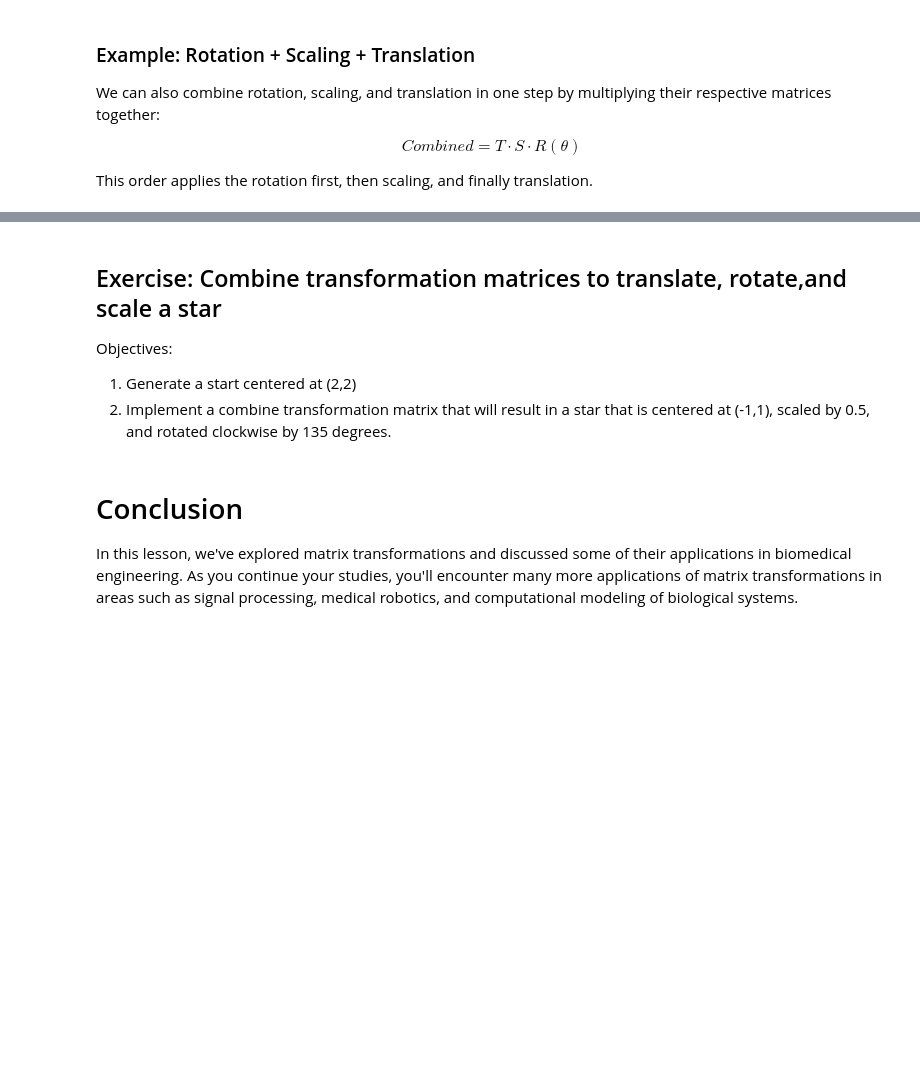
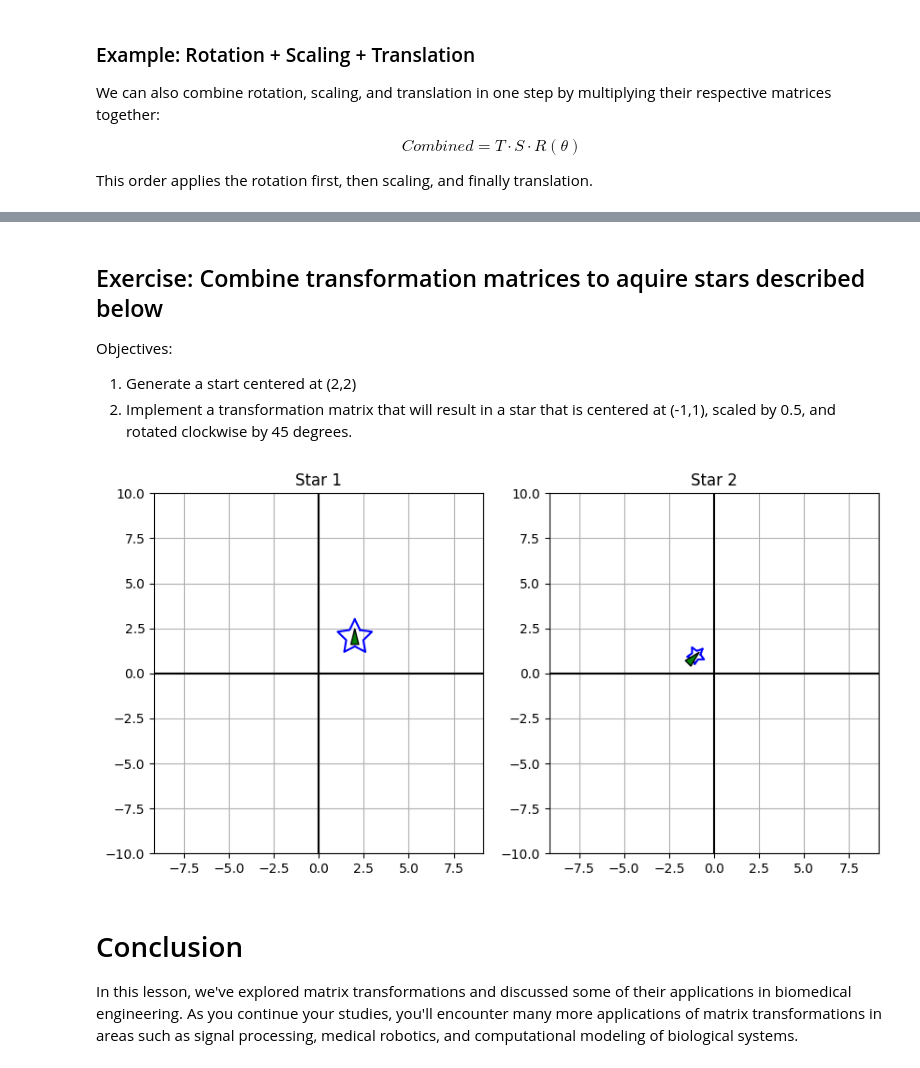
Before and after one commit to snsie/bme3053c, a Jupyter notebook: lessons-solved/06_Matrix_Transformations.ipynb, the cells around one changed output, grey strips where cells are left out. Saved outputs shown, nothing was run; the diff lists cells and outputs as text; code cells hidden in the pictures; blank space fills up the shorter version.

```diff
--- a/lessons-solved/06_Matrix_Transformations.ipynb
+++ b/lessons-solved/06_Matrix_Transformations.ipynb
@@ -488,5 +537,5 @@ plot_stars([star[:,:2],transformed_star[:,:2]])
 # %% [markdown]
-## Exercise: Combine transformation matrices to translate, rotate,and scale a star
+## Exercise: Combine transformation matrices to aquire stars described below
 Objectives:
 1. Generate a start centered at (2,2)
-2. Implement a combine transformation matrix that will result in a star that is centered at (-1,1), scaled by 0.5, and rotated clockwise by 135 degrees.
+2. Implement a transformation matrix that will result in a star that is centered at (-1,1), scaled by 0.5, and rotated clockwise by 45 degrees.
@@ -496,3 +542,22 @@ Objectives:
+# %%
+#Complete the exercise below
+#Complete the exercise below
+star=generate_star(center=(2,2),homogeneous=True)
+
+T1=translate(-2,-2)
+R=rotate(-45)
+S=scale(0.5,0.5)
+T2=translate(-1,1)
+
+combined_transform = T2 @ R @ S @ T1
+
+
+transformed_star = (combined_transform @ star.T).T
+
+
+plot_stars([star,transformed_star],global_view=True)
+# %% [output]
+[figure, added]
 # %% [markdown]
 # Conclusion
 
```
Also changed, not shown: parts of 18 cells of this notebook.
